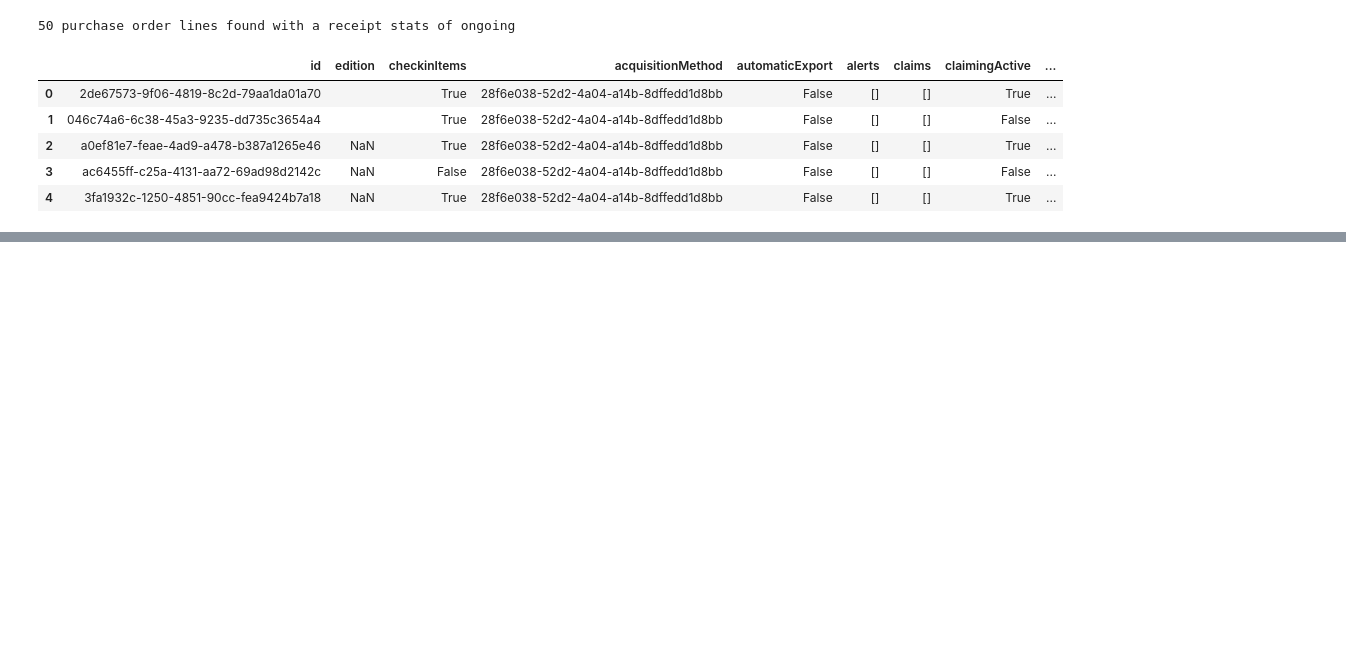
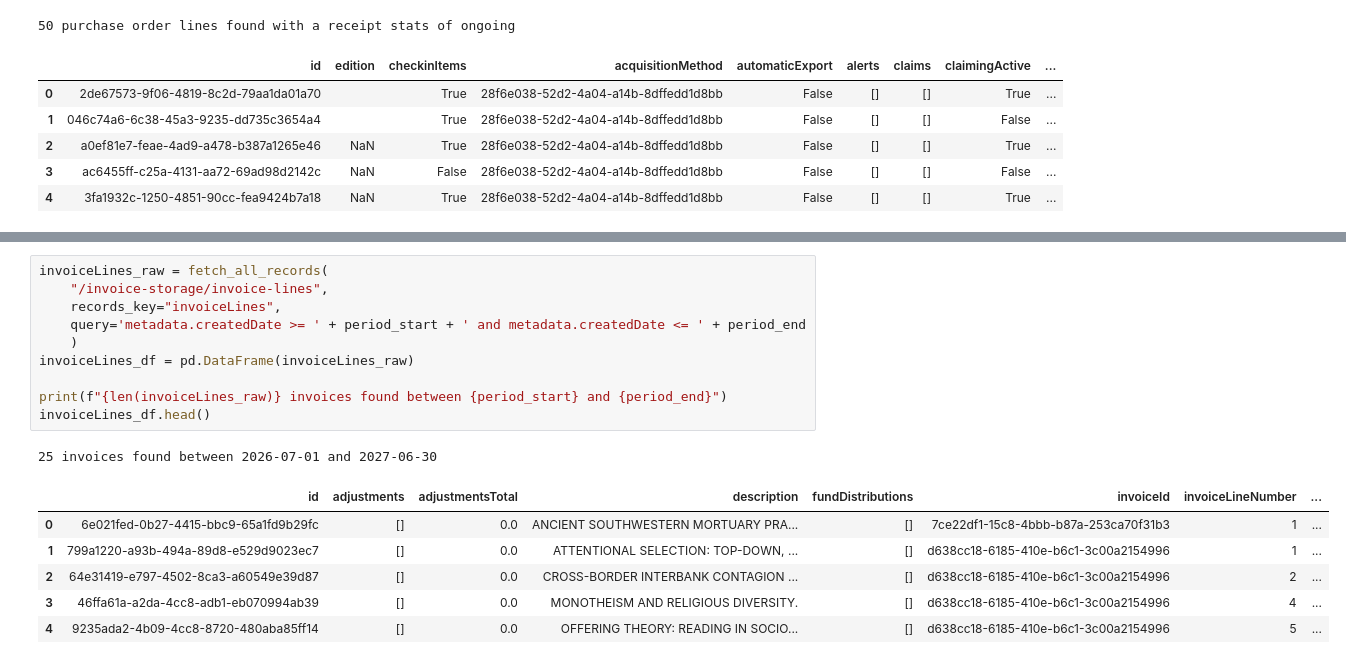
Before and after one commit to ChristineMcClureEBSCO/Intro-to-FOLIO-APIS---Jupyter-Notebooks, a Jupyter notebook: ongoing orders without invoices.ipynb, the cells around one changed output, grey strips where cells are left out. Drawn from its saved outputs; the diff is of its cells as text; blank space fills up the shorter version.

Commit message:
Update ongoing orders without invoices.ipynb
in process

```diff
--- a/ongoing orders without invoices.ipynb
+++ b/ongoing orders without invoices.ipynb
@@ -94,0 +140,18 @@ poLines_df.head()
+# %%
+invoiceLines_raw = fetch_all_records(
+    "/invoice-storage/invoice-lines",
+    records_key="invoiceLines",
+    query='metadata.createdDate >= ' + period_start + ' and metadata.createdDate <= ' + period_end
+    )
+invoiceLines_df = pd.DataFrame(invoiceLines_raw)
+
+print(f"{len(invoiceLines_raw)} invoices found between {period_start} and {period_end}")
+invoiceLines_df.head()
+# %% [output]
+25 invoices found between 2026-07-01 and 2027-06-30
+|  | id | adjustments | adjustmentsTotal | description | fundDistributions | invoiceId | invoiceLineNumber | ... |
+| 0 | 6e021fed-0b27-4415-bbc9-65a1fd9b29fc | [] | 0.0 | ANCIENT SOUTHWESTERN MORTUARY PRA... | [] | 7ce22df1-15c8-4bbb-b87a-253ca70f31b3 | 1 | ... |
+| 1 | 799a1220-a93b-494a-89d8-e529d9023ec7 | [] | 0.0 | ATTENTIONAL SELECTION: TOP-DOWN, ... | [] | d638cc18-6185-410e-b6c1-3c00a2154996 | 1 | ... |
+| 2 | 64e31419-e797-4502-8ca3-a60549e39d87 | [] | 0.0 | CROSS-BORDER INTERBANK CONTAGION ... | [] | d638cc18-6185-410e-b6c1-3c00a2154996 | 2 | ... |
+| 3 | 46ffa61a-a2da-4cc8-adb1-eb070994ab39 | [] | 0.0 | MONOTHEISM AND RELIGIOUS DIVERSITY. | [] | d638cc18-6185-410e-b6c1-3c00a2154996 | 4 | ... |
+| 4 | 9235ada2-4b09-4cc8-8720-480aba85ff14 | [] | 0.0 | OFFERING THEORY: READING IN SOCIO... | [] | d638cc18-6185-410e-b6c1-3c00a2154996 | 5 | ... |
```
Also changed, not shown: parts of 8 cells of this notebook.
